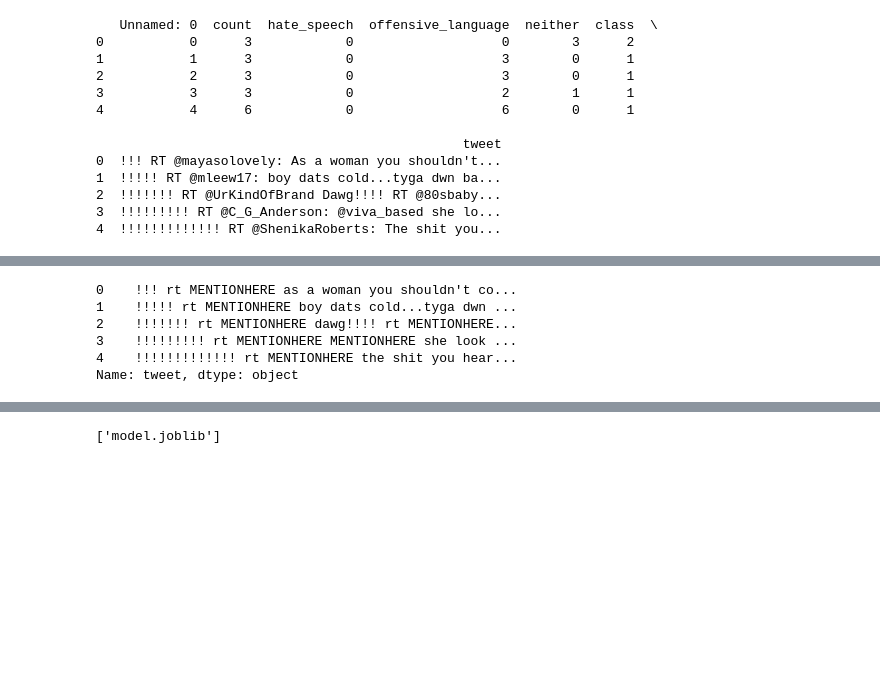
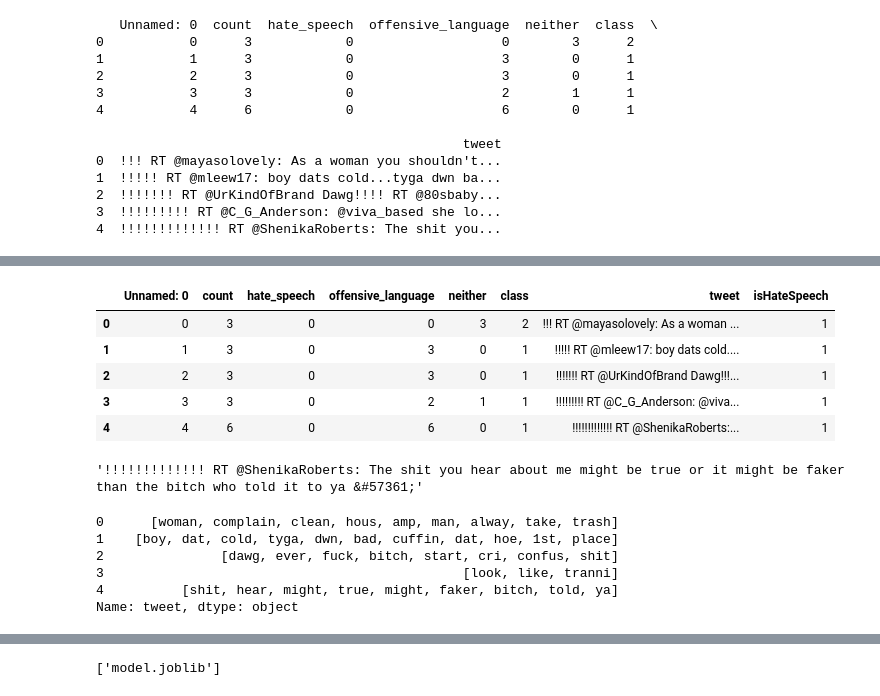
Before and after one commit to quanganhhoang/offensive-speech-identifer, a Jupyter notebook: test.ipynb, the cells around one changed output, grey strips where cells are left out. Cells and saved outputs as stored; diff of their text form; code cells hidden in the pictures; blank space fills up the shorter version.

```diff
--- a/test.ipynb
+++ b/test.ipynb
@@ -224,2 +238,13 @@ print(df.head());
+# %%
+df['isHateSpeech'] = df['class'].map(lambda x: 0 if x==0 else 1)
+# %%
+df.head()
+# %% [output]
+|  | Unnamed: 0 | count | hate_speech | offensive_language | neither | class | tweet | isHateSpeech |
+| 0 | 0 | 3 | 0 | 0 | 3 | 2 | !!! RT @mayasolovely: As a woman ... | 1 |
+| 1 | 1 | 3 | 0 | 3 | 0 | 1 | !!!!! RT @mleew17: boy dats cold.... | 1 |
+| 2 | 2 | 3 | 0 | 3 | 0 | 1 | !!!!!!! RT @UrKindOfBrand Dawg!!!... | 1 |
+| 3 | 3 | 3 | 0 | 2 | 1 | 1 | !!!!!!!!! RT @C_G_Anderson: @viva... | 1 |
+| 4 | 4 | 6 | 0 | 6 | 0 | 1 | !!!!!!!!!!!!! RT @ShenikaRoberts:... | 1 |
 # %%
 all_stopwords = stopwords.words('english')
@@ -253,12 +281,17 @@ def stem_words(tweet: str):
     filtered_words = [word for word in words if not word in all_stopwords and word.isalnum()]
     porter = PorterStemmer()
     return [porter.stem(word) for word in filtered_words if word not in ['URLHERE', 'MENTIONHERE']]
+# %%
+df.iloc[4]['tweet']
+# %% [output]
+'!!!!!!!!!!!!! RT @ShenikaRoberts: The shit you hear about me might be true or it might be faker than the bitch who told it to ya &#57361;'
 # %%
-df.tweet.head().apply(preprocess)
+pd.set_option('display.max_colwidth', 100)
+df.tweet.head().apply(preprocess).apply(stem_words)
 # %% [output]
-0    !!! rt MENTIONHERE as a woman you shouldn't co...
-1    !!!!! rt MENTIONHERE boy dats cold...tyga dwn ...
-2    !!!!!!! rt MENTIONHERE dawg!!!! rt MENTIONHERE...
-3    !!!!!!!!! rt MENTIONHERE MENTIONHERE she look ...
-4    !!!!!!!!!!!!! rt MENTIONHERE the shit you hear...
+0      [woman, complain, clean, hous, amp, man, alway, take, trash]
+1    [boy, dat, cold, tyga, dwn, bad, cuffin, dat, hoe, 1st, place]
+2               [dawg, ever, fuck, bitch, start, cri, confus, shit]
+3                                              [look, like, tranni]
+4          [shit, hear, might, true, might, faker, bitch, told, ya]
 Name: tweet, dtype: object
```
Also changed, not shown: parts of 22 cells of this notebook, 1 other file.
